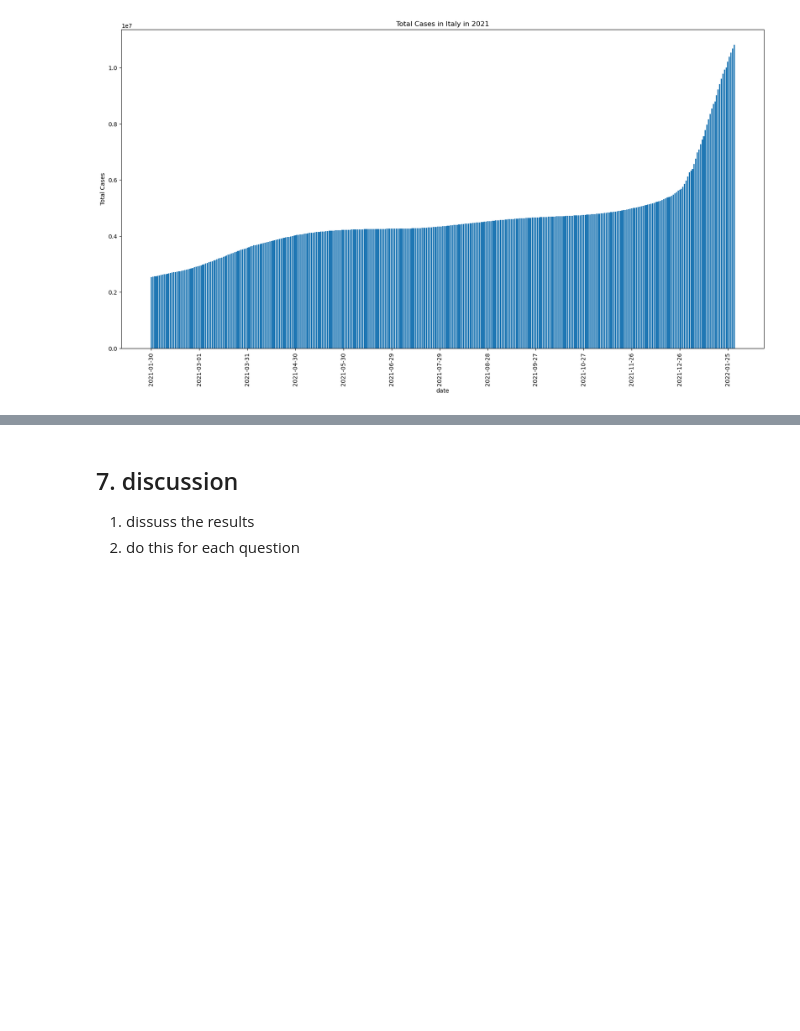
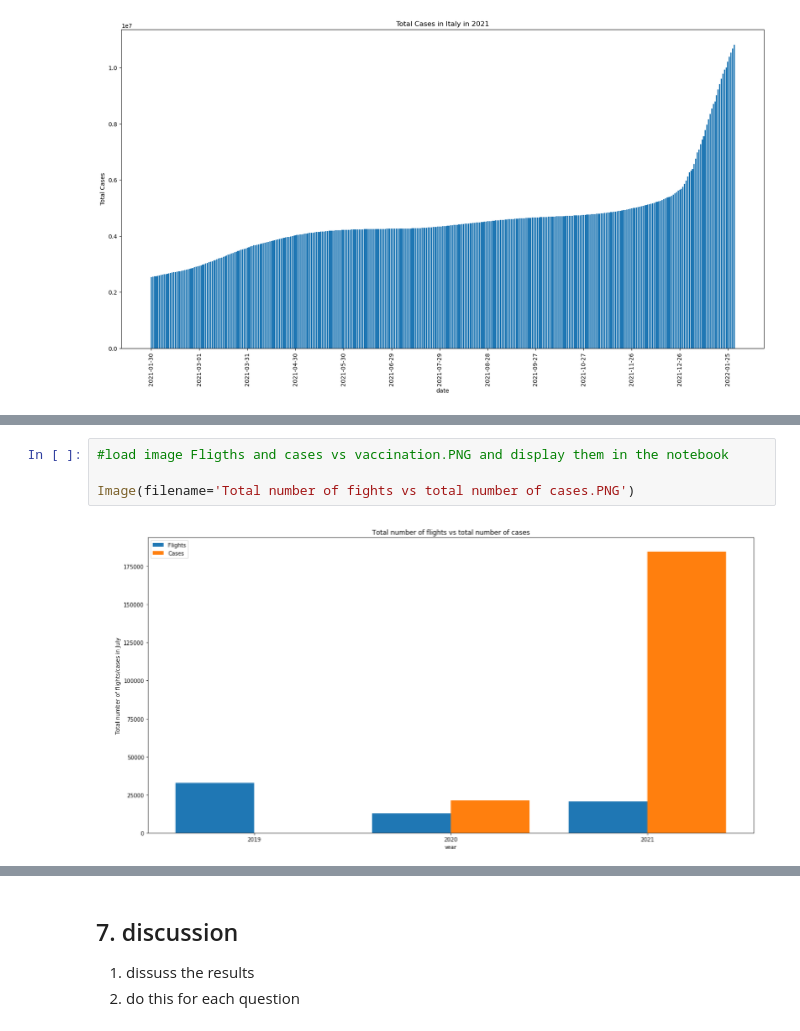
Before and after one commit to daanvanderk/TIL6010-LabAssignments, a Jupyter notebook: Project/Paper.ipynb, the cells around one changed output, grey strips where cells are left out. Saved outputs shown, nothing was run; the diff lists cells and outputs as text; blank space fills up the shorter version.

```diff
--- a/Project/Paper.ipynb
+++ b/Project/Paper.ipynb
@@ -128,0 +133,6 @@ Image(filename='Total Cases in Italy in 2021.png')
+# %%
+#load image Fligths and cases vs vaccination.PNG and display them in the notebook
+
+Image(filename='Total number of fights vs total number of cases.PNG')
+# %% [output]
+[figure, added]
```
Also changed, not shown: parts of 4 cells of this notebook, 1 other file.
